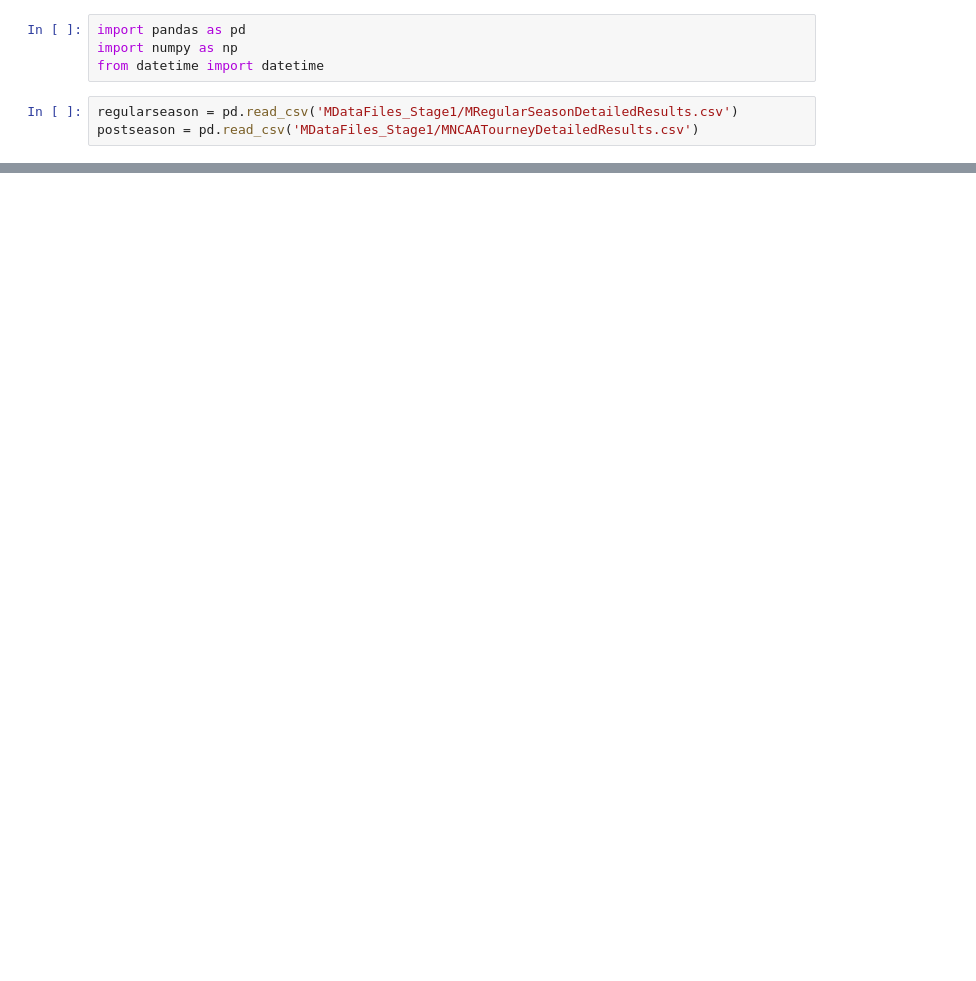
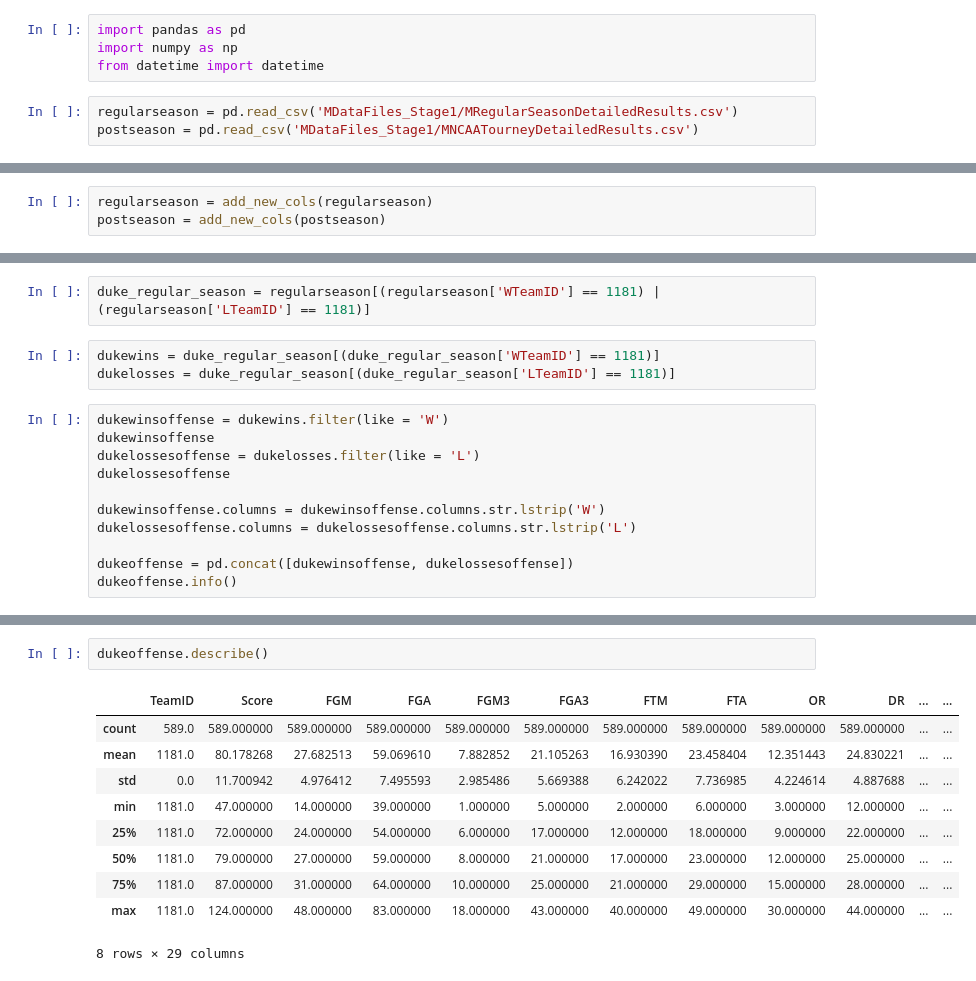
Before and after one commit to MatthewR1021/Machine-Learning-Madness, a Jupyter notebook: TJNotebook.ipynb, the cells around one changed output, grey strips where cells are left out. Saved outputs shown, nothing was run; the diff lists cells and outputs as text; blank space fills up the shorter version.

Commit message:
add team data function

```diff
--- a/TJNotebook.ipynb
+++ b/TJNotebook.ipynb
@@ -70,0 +50,3 @@ memory usage: 43.9+ MB
+# %%
+regularseason = add_new_cols(regularseason)
+postseason = add_new_cols(postseason)
@@ -70,0 +67,16 @@ memory usage: 43.9+ MB
+# %%
+duke_regular_season = regularseason[(regularseason['WTeamID'] == 1181) | (regularseason['LTeamID'] == 1181)]
+# %%
+dukewins = duke_regular_season[(duke_regular_season['WTeamID'] == 1181)]
+dukelosses = duke_regular_season[(duke_regular_season['LTeamID'] == 1181)]
+# %%
+dukewinsoffense = dukewins.filter(like = 'W')
+dukewinsoffense
+dukelossesoffense = dukelosses.filter(like = 'L')
+dukelossesoffense
+
+dukewinsoffense.columns = dukewinsoffense.columns.str.lstrip('W')
+dukelossesoffense.columns = dukelossesoffense.columns.str.lstrip('L')
+
+dukeoffense = pd.concat([dukewinsoffense, dukelossesoffense])
+dukeoffense.info()
@@ -70,0 +130,13 @@ memory usage: 43.9+ MB
+# %%
+dukeoffense.describe()
+# %% [output]
+|  | TeamID | Score | FGM | FGA | FGM3 | FGA3 | FTM | FTA | OR | DR | ... | ... |
+| count | 589.0 | 589.000000 | 589.000000 | 589.000000 | 589.000000 | 589.000000 | 589.000000 | 589.000000 | 589.000000 | 589.000000 | ... | ... |
+| mean | 1181.0 | 80.178268 | 27.682513 | 59.069610 | 7.882852 | 21.105263 | 16.930390 | 23.458404 | 12.351443 | 24.830221 | ... | ... |
+| std | 0.0 | 11.700942 | 4.976412 | 7.495593 | 2.985486 | 5.669388 | 6.242022 | 7.736985 | 4.224614 | 4.887688 | ... | ... |
+| min | 1181.0 | 47.000000 | 14.000000 | 39.000000 | 1.000000 | 5.000000 | 2.000000 | 6.000000 | 3.000000 | 12.000000 | ... | ... |
+| 25% | 1181.0 | 72.000000 | 24.000000 | 54.000000 | 6.000000 | 17.000000 | 12.000000 | 18.000000 | 9.000000 | 22.000000 | ... | ... |
+| 50% | 1181.0 | 79.000000 | 27.000000 | 59.000000 | 8.000000 | 21.000000 | 17.000000 | 23.000000 | 12.000000 | 25.000000 | ... | ... |
+| 75% | 1181.0 | 87.000000 | 31.000000 | 64.000000 | 10.000000 | 25.000000 | 21.000000 | 29.000000 | 15.000000 | 28.000000 | ... | ... |
+| max | 1181.0 | 124.000000 | 48.000000 | 83.000000 | 18.000000 | 43.000000 | 40.000000 | 49.000000 | 30.000000 | 44.000000 | ... | ... |
+8 rows × 29 columns
```
Also changed, not shown: parts of 10 cells of this notebook.
